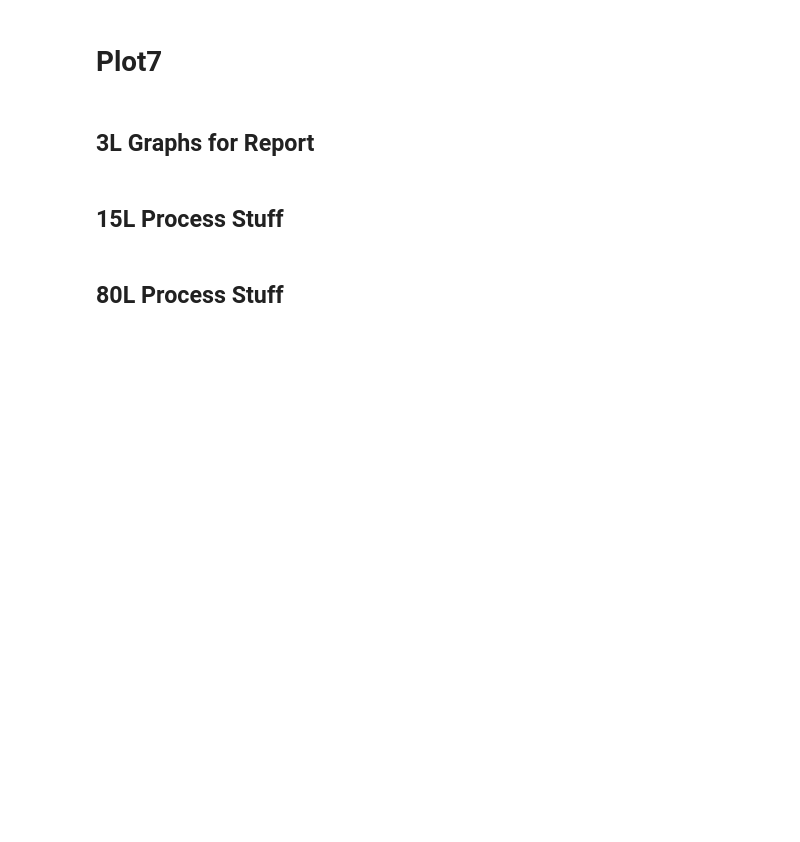
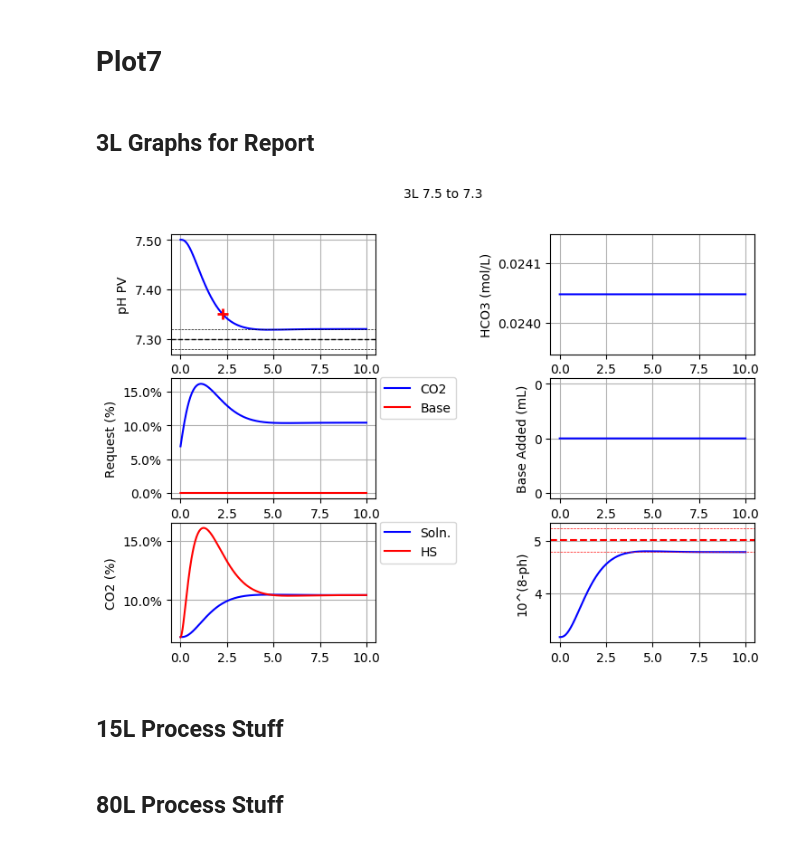
Before and after one commit to nitetrain8/jpnotebooks, a Jupyter notebook: PID Simulations/pH PID Simulation 3L 15L 80L 170511.ipynb, the cells around one changed output. Cells and saved outputs as stored; diff of their text form; code cells hidden in the pictures; blank space fills up the shorter version.

```diff
--- a/PID Simulations/pH PID Simulation 3L 15L 80L 170511.ipynb
+++ b/PID Simulations/pH PID Simulation 3L 15L 80L 170511.ipynb
@@ -1107,6 +1107,22 @@ x, pv, co2, base, vol, bc = test6(ops)
 plot6(x, pv, co2, base, bc, vol, color(), "Data")
 
 finish6()
+# %%
+setup6()
+ops.mfcs.co2_max = 0.1
+ops.base_pid.mode = 2
+ops.initial_pv = 7.5
+ops.set_point = 7.0
+ops.end = 8 * hours
+ops.c = 0
+ops.co2_pid.p = 15
+ops.co2_pid.i = 80
+for mg in 0.05, 0.1, 0.15, 0.2:
+    ops.main_gas = mg
+    x, pv, co2, base, vol, bc = test6(ops)
+    plot6(x, pv, co2, base, bc, vol, color(), "Data")
+
+finish6()
 # %% [markdown]
 # Plot7
 # %%
@@ -1333,18 +1349,21 @@ def ff(f, n=2):
 # %%
 setup7()
 ops.initial_pv = 7.5
 ops.set_point = 7.3
 ops.initial_actual_cno = (ph_to_co2(ops.initial_pv, ops.bicarb/84),0,0)
 ops.initial_request_cno = (ph_to_co2(ops.initial_pv, ops.bicarb/84), 0, 0)
 ops.base_pid.mode = 2
 ops.c = 0.000
 ops.dc = 0.0000
 ops.d2c = 0.00000
 run7(None, False)
 finish7()
 t = "3L %s to %s" % (ff(ops.initial_pv), ff(ops.set_point))
 fig.text(0.5, .95, t, ha='center')
-savefig(t)
+#savefig(t)
+fig
+# %% [output]
+[figure, added]
 # %%
 setup7()
 ops.initial_pv = 7.3
```
Also changed, not shown: 7 other files.
